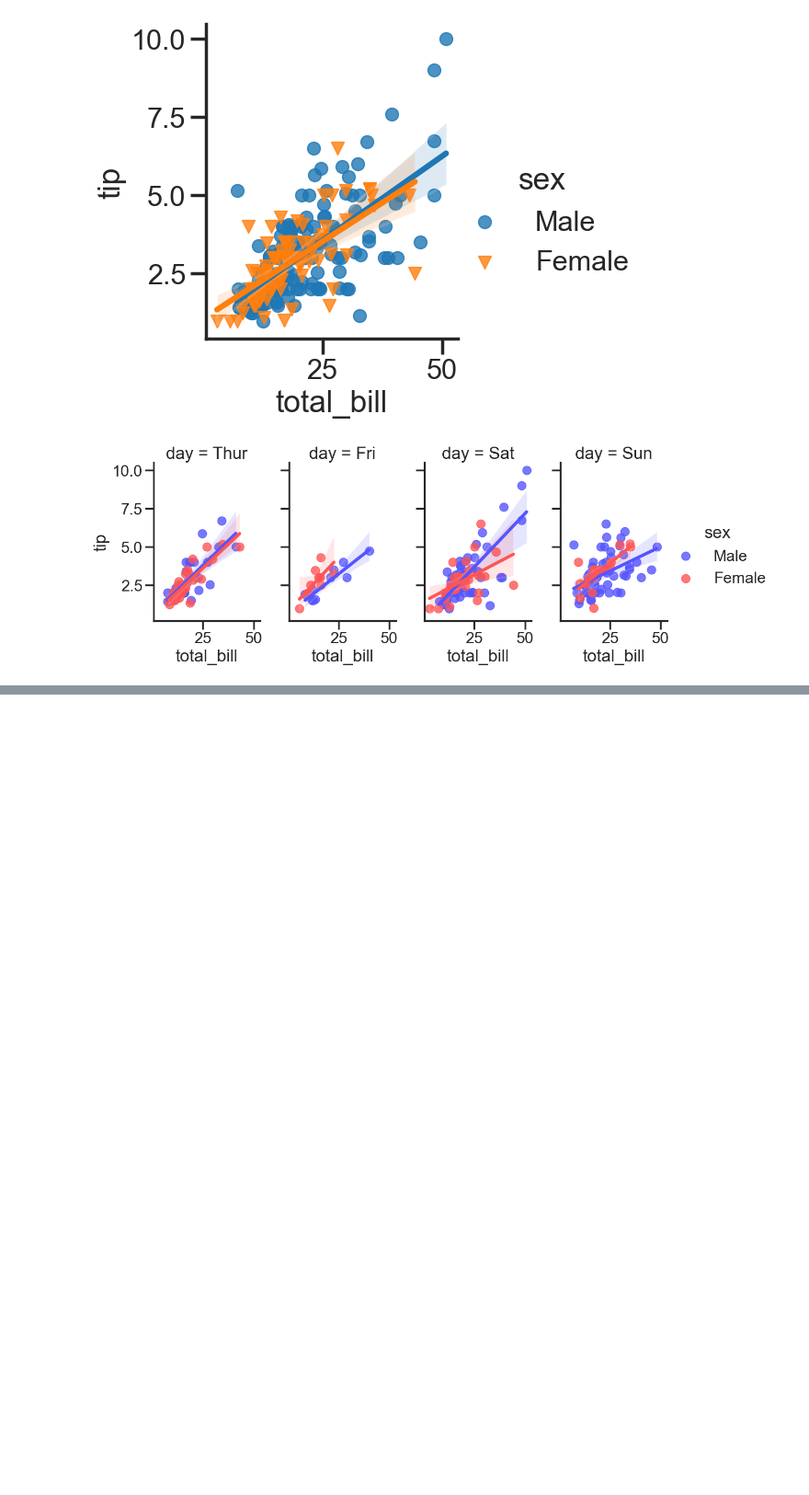
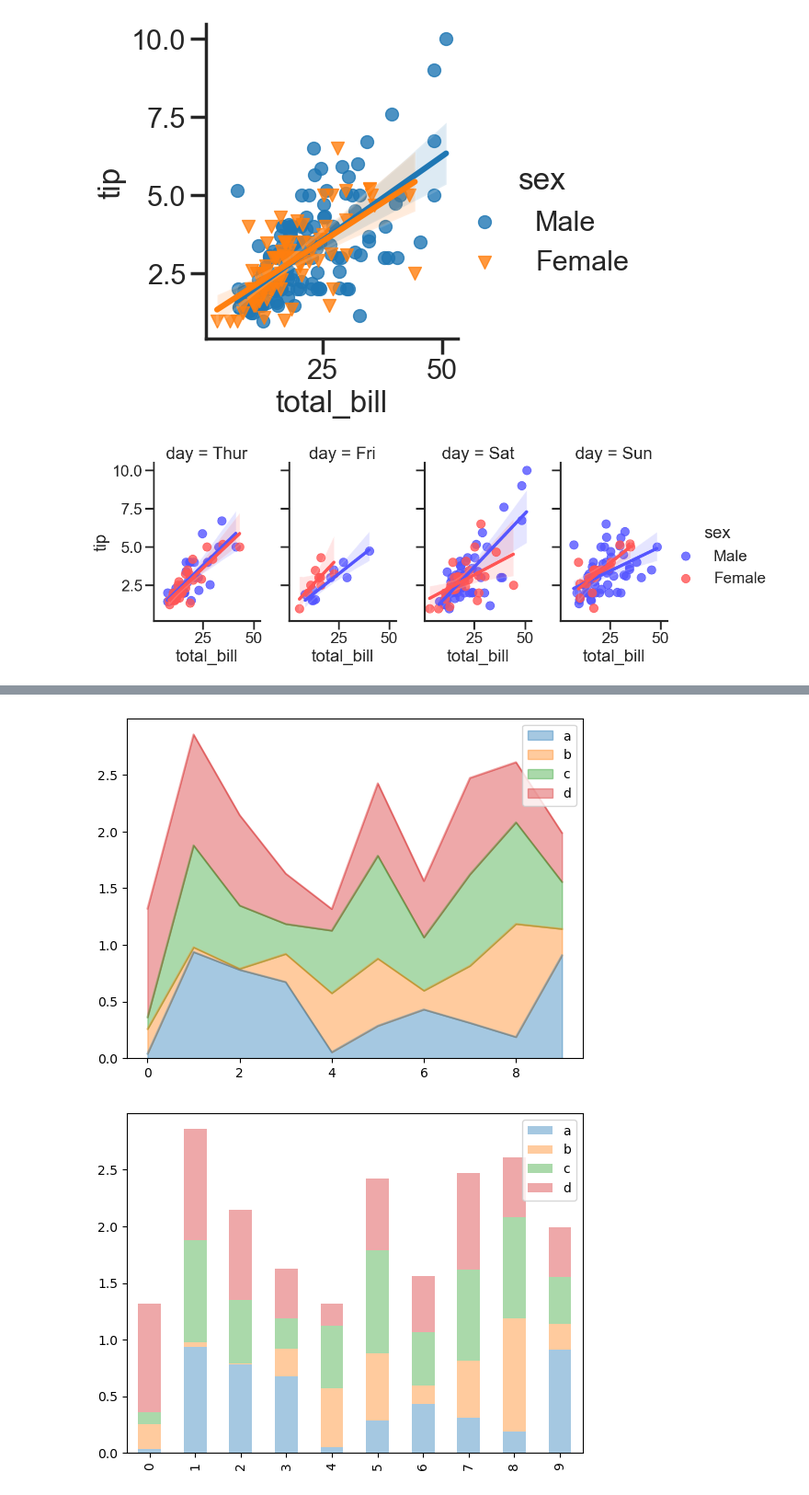
Before and after one commit to FarhanMS123/NeuralNetworkMemorandum, a Jupyter notebook: experiments/basic_python.ipynb, the cells around one changed output, grey strips where cells are left out. Shown at 92% size. Saved outputs shown, nothing was run; the diff lists cells and outputs as text; code cells hidden in the pictures; blank space fills up the shorter version.

```diff
--- a/experiments/basic_python.ipynb
+++ b/experiments/basic_python.ipynb
@@ -861,0 +911,12 @@ plt.show()
+# %%
+df2.plot.area(alpha=0.4)
+plt.show()
+
+df2.plot.bar(alpha=0.4, stacked=True)
+plt.show()
+
+df2.plot.density()
+plt.show()
+# %% [output]
+[figure, added]
+[figure, added]
```
Also changed, not shown: parts of 4 cells of this notebook, 3 other files.
